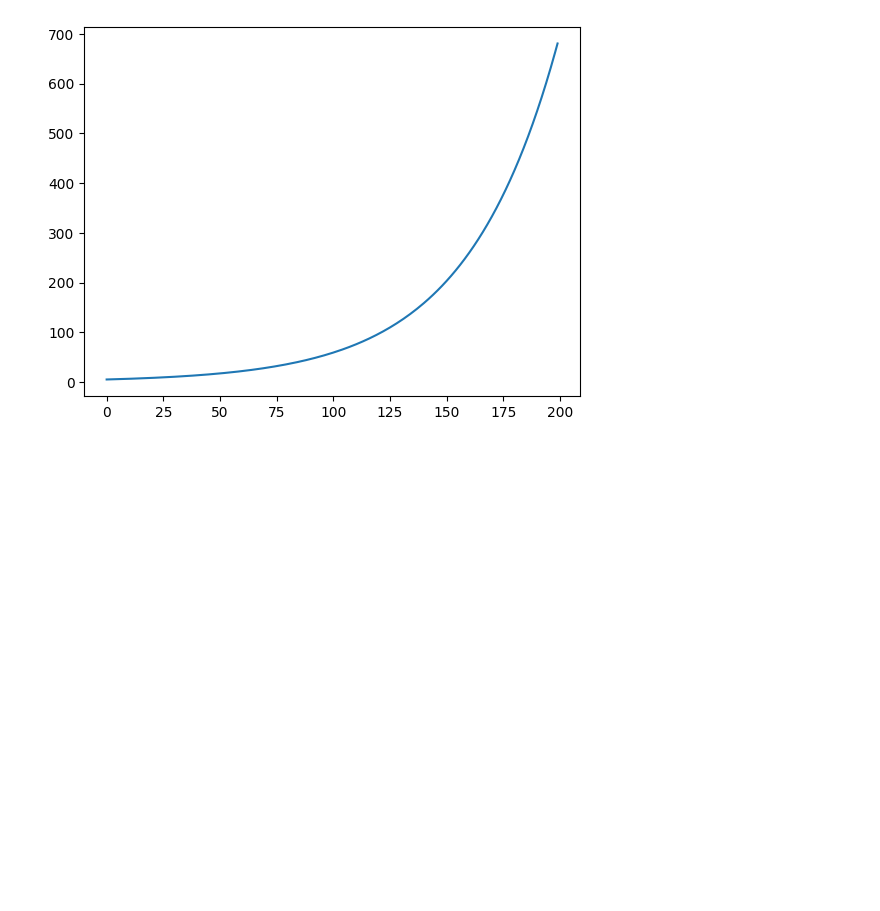
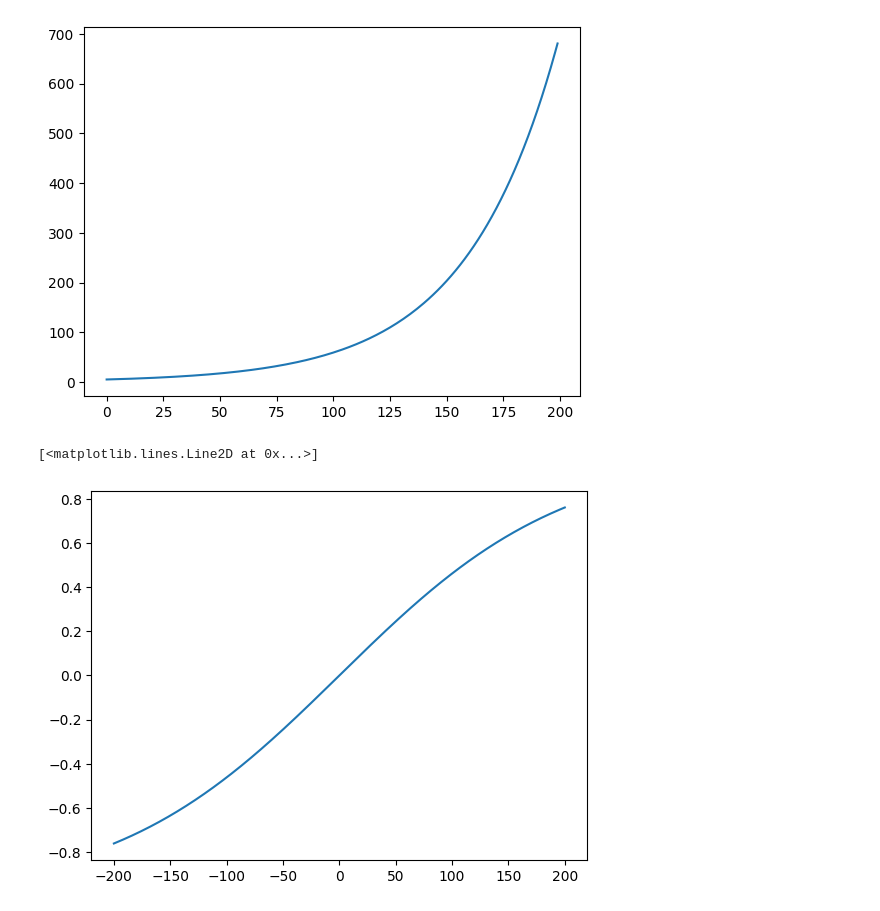
Before and after one commit to SodaRocketStudios/Chromageddon, a Jupyter notebook: Assets/FunctionTests.ipynb, the cells around one changed output. Saved outputs shown, nothing was run; the diff lists cells and outputs as text; code cells hidden in the pictures; blank space fills up the shorter version.

```diff
--- a/Assets/FunctionTests.ipynb
+++ b/Assets/FunctionTests.ipynb
@@ -15,3 +15,18 @@ plt.plot(y)
 # %% [output]
 [<matplotlib.lines.Line2D at 0x...>]
 [figure]
+# %%
+L = 2
+
+x0 = 0
+y0 = 1
+k = .01
+
+x = np.linspace(-200, 200, 500)
+np.exp
+y = L/(1 + np.exp(-k * (x - x0))) - y0
+
+plt.plot(x, y)
+# %% [output]
+[<matplotlib.lines.Line2D at 0x...>]
+[figure, added]
```
Also changed, not shown: 6 other files.
